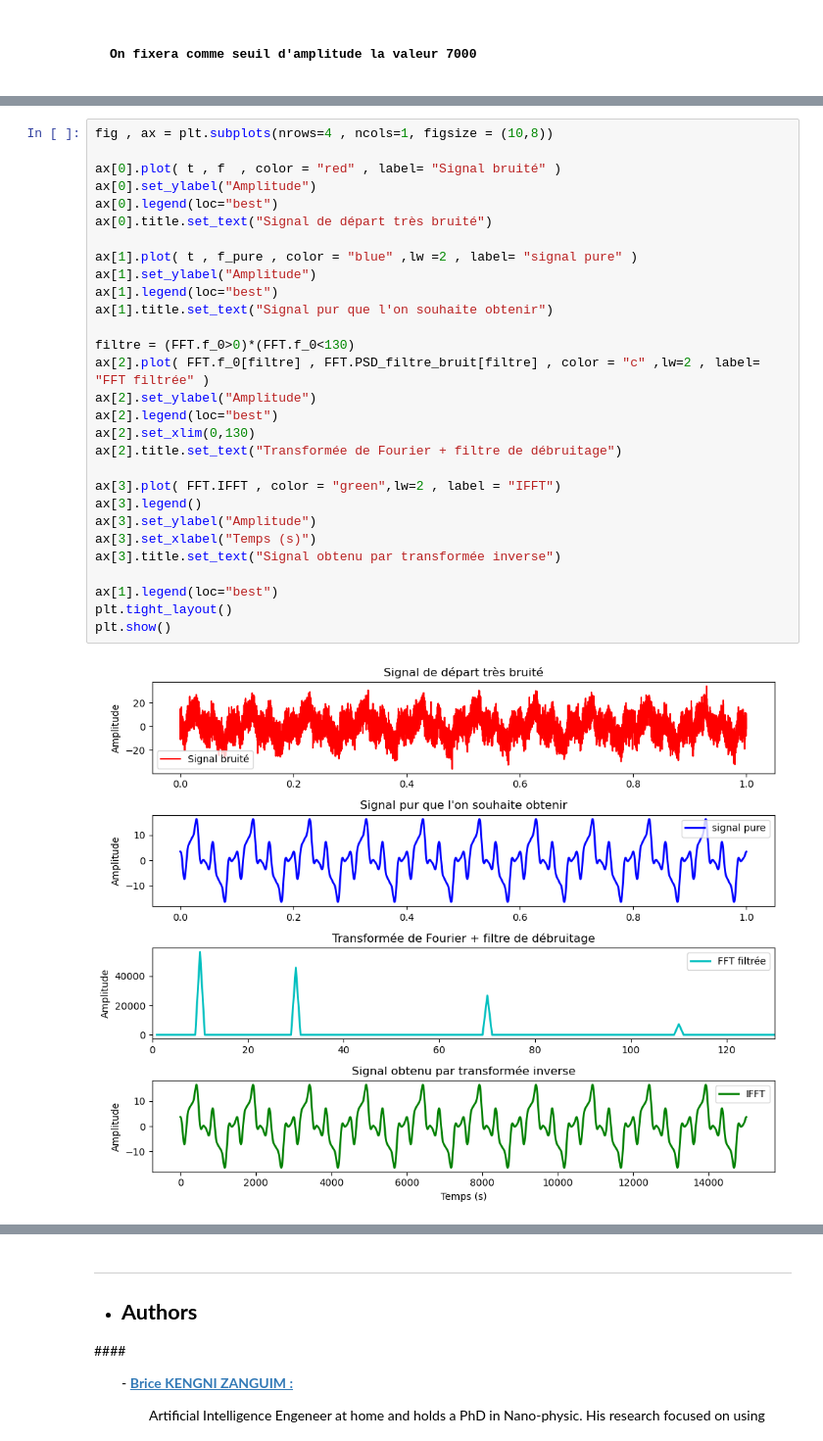
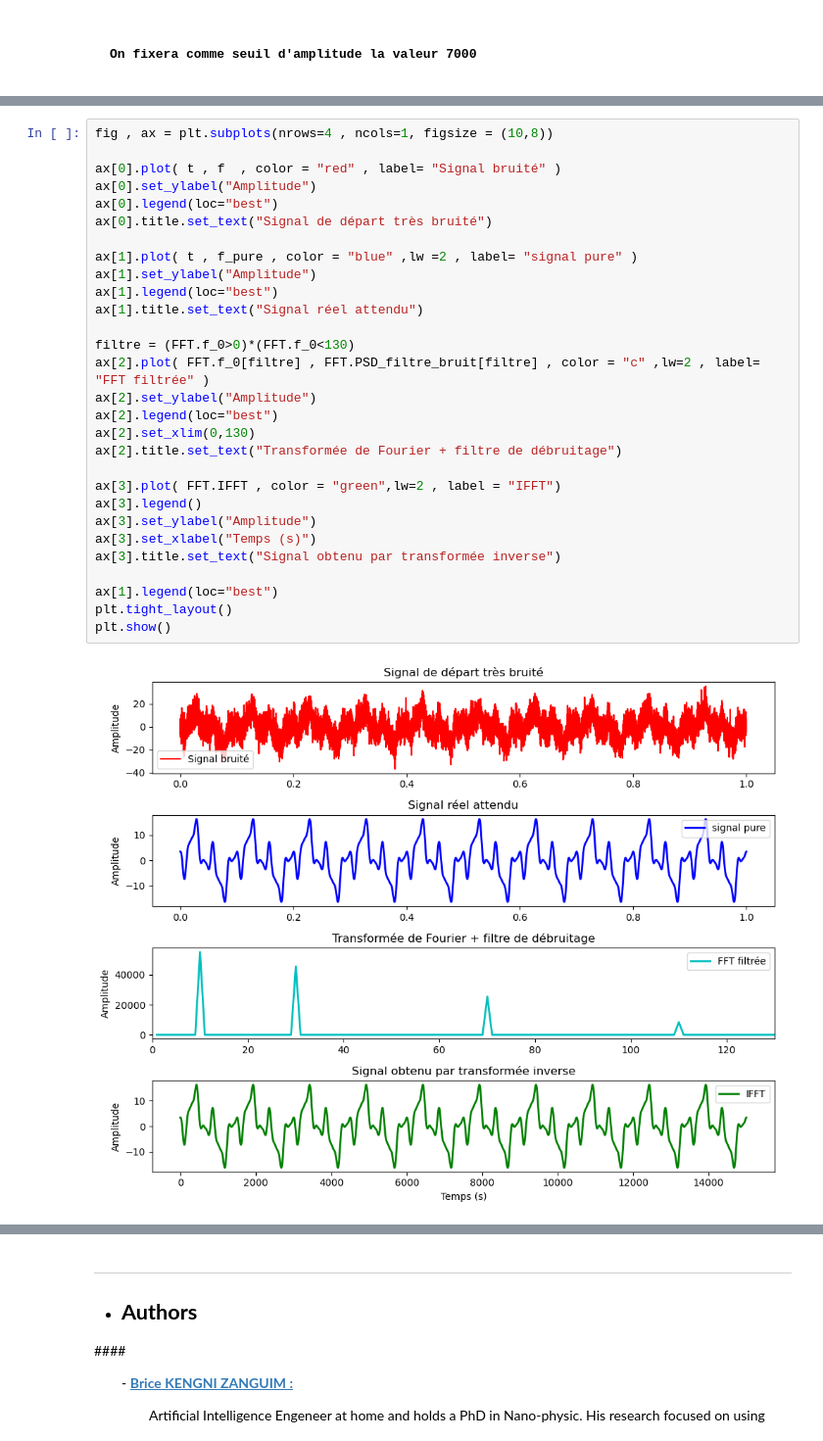
Before and after one commit to Brice-KENGNI-ZANGUIM/Signal_Processing, a Jupyter notebook: 3 - Suppression du bruit dans un signal/Suppression_du_bruit.ipynb, the cells around one changed output, grey strips where cells are left out. Shown: that part at 98% size. Drawn from its saved outputs; the diff is of its cells as text.

```diff
--- a/3 - Suppression du bruit dans un signal/Suppression_du_bruit.ipynb
+++ b/3 - Suppression du bruit dans un signal/Suppression_du_bruit.ipynb
@@ -735,34 +735,34 @@ array([3.66752019, 3.66525847, 3.65975103, ..., 3.65566168, 3.66263595,
 # %%
 fig , ax = plt.subplots(nrows=4 , ncols=1, figsize = (10,8))
 
 ax[0].plot( t , f  , color = "red" , label= "Signal bruité" )
 ax[0].set_ylabel("Amplitude")
 ax[0].legend(loc="best")
 ax[0].title.set_text("Signal de départ très bruité")
 
 ax[1].plot( t , f_pure , color = "blue" ,lw =2 , label= "signal pure" )
 ax[1].set_ylabel("Amplitude")
 ax[1].legend(loc="best")
-ax[1].title.set_text("Signal pur que l'on souhaite obtenir")
+ax[1].title.set_text("Signal réel attendu")
 
 filtre = (FFT.f_0>0)*(FFT.f_0<130)
 ax[2].plot( FFT.f_0[filtre] , FFT.PSD_filtre_bruit[filtre] , color = "c" ,lw=2 , label= "FFT filtrée" )
 ax[2].set_ylabel("Amplitude")
 ax[2].legend(loc="best")
 ax[2].set_xlim(0,130)
 ax[2].title.set_text("Transformée de Fourier + filtre de débruitage")
 
 ax[3].plot( FFT.IFFT , color = "green",lw=2 , label = "IFFT")
 ax[3].legend()
 ax[3].set_ylabel("Amplitude")
 ax[3].set_xlabel("Temps (s)")
 ax[3].title.set_text("Signal obtenu par transformée inverse")
 
 ax[1].legend(loc="best")
 plt.tight_layout()
 plt.show()
 # %% [output]
-[figure, old version]
+[figure, new version]
 # %% [markdown]
 <h2>
 
```
Also changed, not shown: parts of 13 cells of this notebook, 1 other file.
